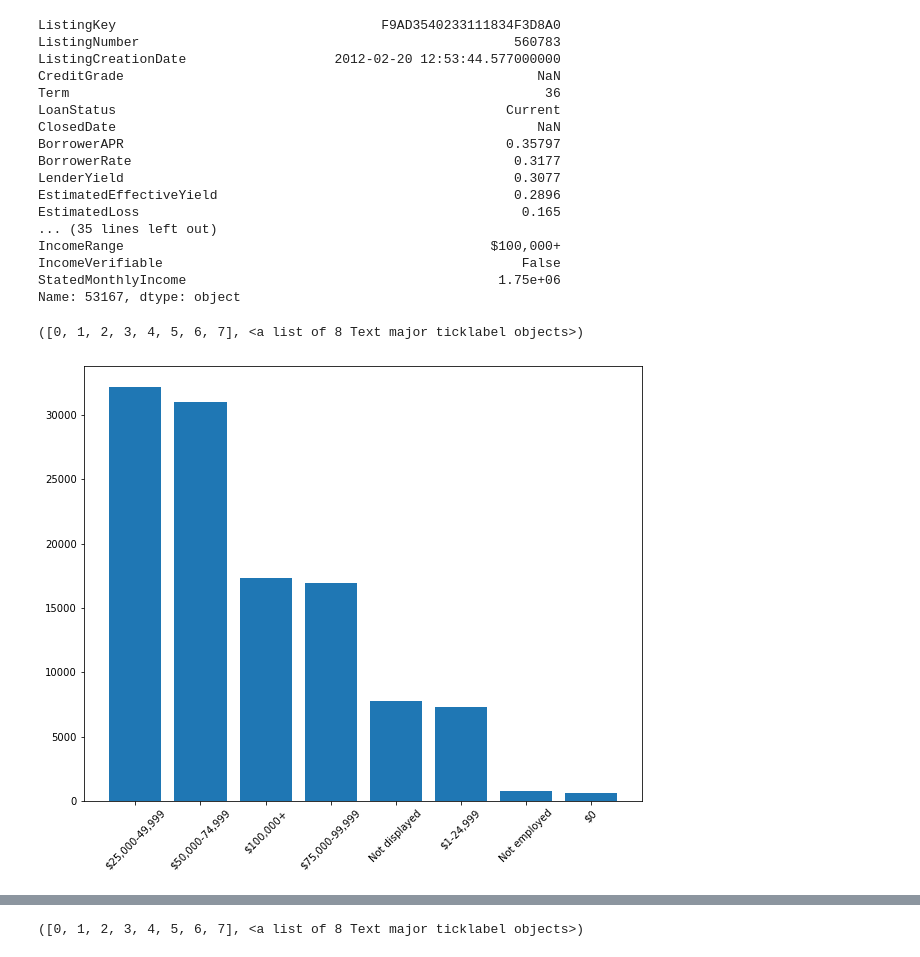
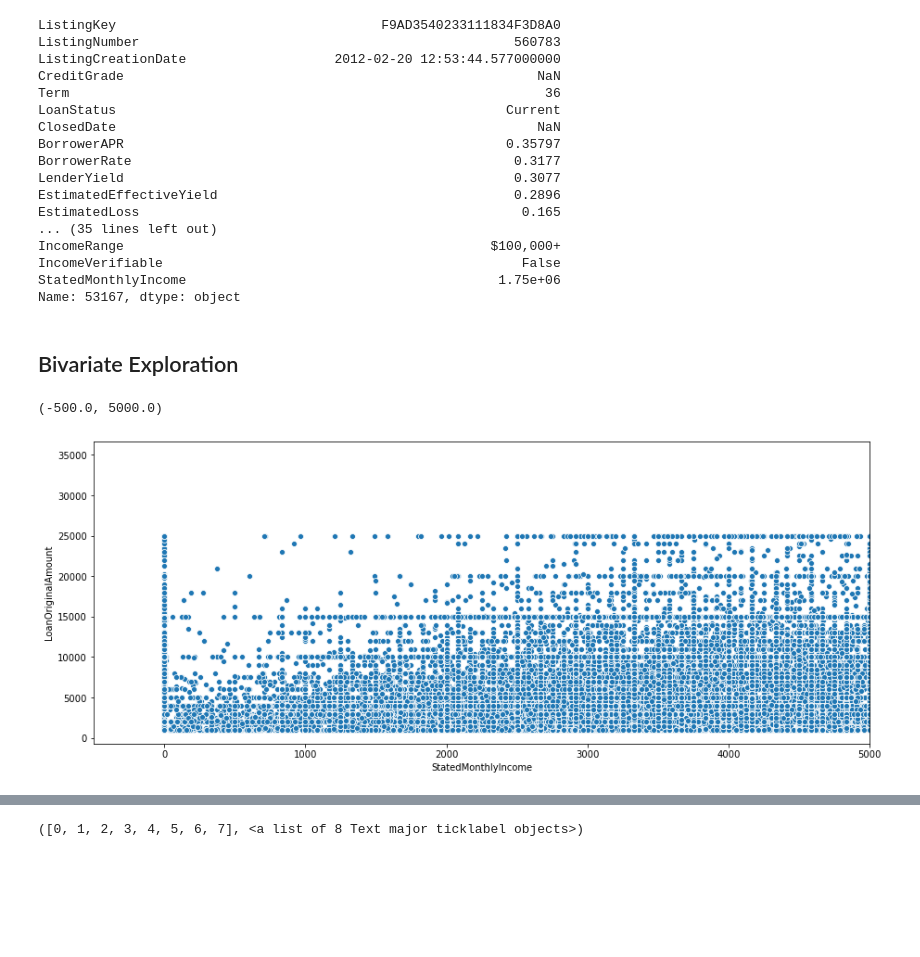
Before and after one commit to decemberkms/Loan-Data-Exploration, a Jupyter notebook: exploration_template.ipynb, the cells around one changed output, grey strips where cells are left out. Saved outputs shown, nothing was run; the diff lists cells and outputs as text; code cells hidden in the pictures; blank space fills up the shorter version.

```diff
--- a/exploration_template.ipynb
+++ b/exploration_template.ipynb
@@ -385,10 +387,3 @@ IncomeRange                                               $100,000+
 IncomeVerifiable                                              False
 StatedMonthlyIncome                                        1.75e+06
 Name: 53167, dtype: object
-# %%
-plt.figure(figsize=(10,8))
-plt.bar(x=df['IncomeRange'].value_counts().index, height = df['IncomeRange'].value_counts().values)
-plt.xticks(rotation=45)
-# %% [output]
-([0, 1, 2, 3, 4, 5, 6, 7], <a list of 8 Text major ticklabel objects>)
-[figure, removed]
@@ -396,0 +390,9 @@ df_1 = df.groupby('IncomeRange')['BorrowerRate'].mean()
+# %% [markdown]
+## Bivariate Exploration
+# %%
+plt.figure(figsize=(15,6))
+sns.scatterplot(x = df['StatedMonthlyIncome'], y = df['LoanOriginalAmount']);
+plt.xlim(-500, 5000)
+# %% [output]
+(-500.0, 5000.0)
+[figure, added]
```
Also changed, not shown: parts of 16 cells of this notebook.
